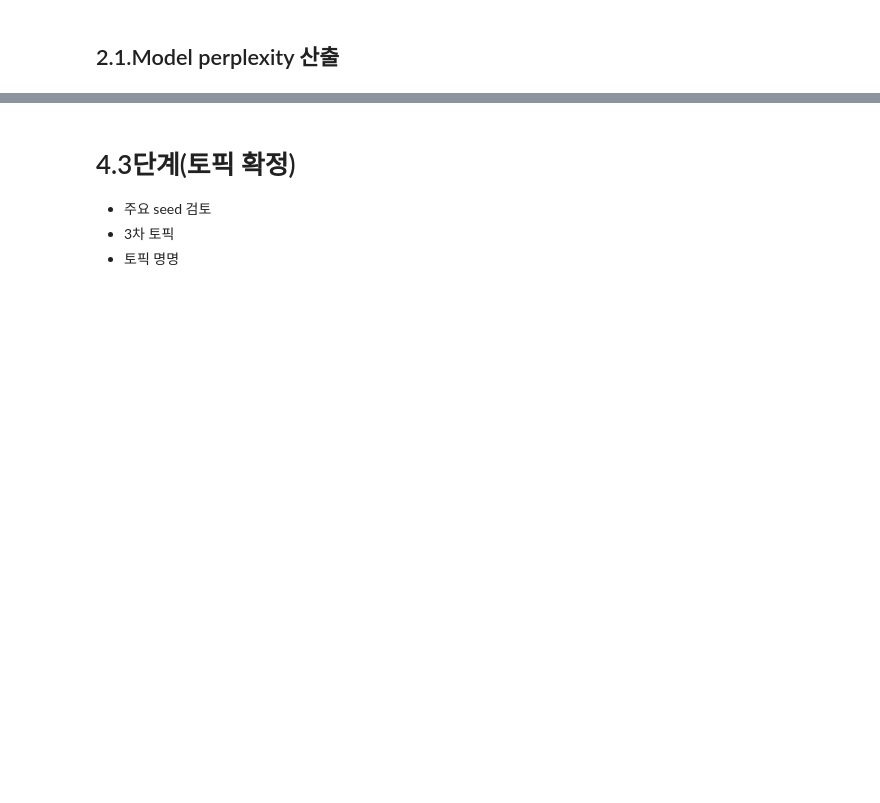
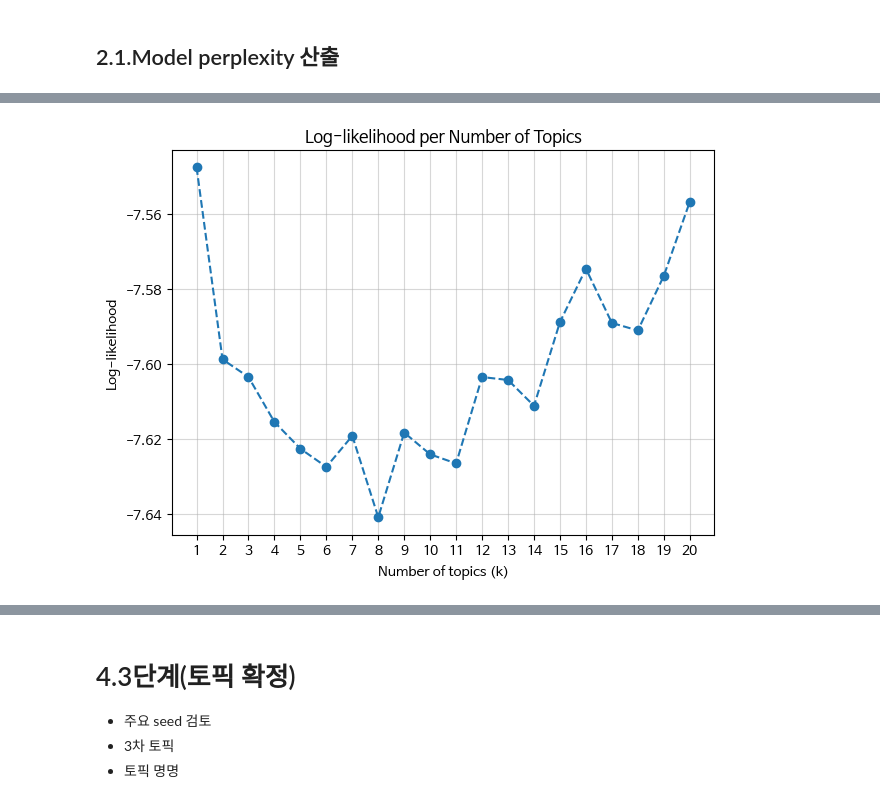
Before and after one commit to hursoo/big_k-modern_1, a Jupyter notebook: gb_081_topic_extract(big1).ipynb, the cells around one changed output, grey strips where cells are left out. Drawn from its saved outputs; the diff is of its cells as text; code cells hidden in the pictures; blank space fills up the shorter version.

Commit message:
Colab을 통해 생성됨

```diff
--- a/gb_081_topic_extract(big1).ipynb
+++ b/gb_081_topic_extract(big1).ipynb
@@ -45,6 +70,10 @@ from tomotopy import utils
 import tomotopy as tp
 
 import matplotlib.pyplot as plt
+
+import matplotlib.pyplot as plt
+plt.rcParams['font.family'] = 'NanumBarunGothic' # 나눔바른고딕으로 설정 (Colab 기본 포함) ###
+plt.rcParams['axes.unicode_minus'] = False  # 마이너스 기호가 정상 표시되도록 설정
 # %% [output]
 1.23.5
 # %%
@@ -220,0 +105,63 @@ plt.show()
+# %%
+# RuntimeWarning 무시
+warnings.filterwarnings("ignore", category=RuntimeWarning)
+
+def calculate_log_likelihoods(corpus, train_steps=500, seed=100):
+    """
+    주어진 코퍼스를 사용하여 k=1부터 20까지 LDA 모델을 학습하고,
+    각 k값에 대한 Log-likelihood를 계산합니다.
+
+    Args:
+        corpus (list): ['단어1', '단어2', ...] 형태의 문서 리스트
+        train_steps (int): 모델 학습 반복 횟수
+        seed (int): 결과 재현성을 위한 시드값
+
+    Returns:
+        list, list: 토픽 수(k) 리스트, Log-likelihood 값 리스트
+    """
+    ntopics = []
+    log_likelihoods = []
+
+    print("LDA 모델 학습 시작... (k=1 to 20)")
+    # k값을 1부터 20까지 변경하며 반복
+    for k in range(1, 21):
+        mdl = tp.LDAModel(k=k, seed=seed)
+        for line in corpus:
+            doc = line.strip().split(' ')
+            mdl.add_doc(doc)
+        mdl.burn_in = 50
+        mdl.train(train_steps, workers=1) # workers=1로 고정
+
+        ntopics.append(k)
+        log_likelihoods.append(mdl.ll_per_word)
+        print(f"k={k:2d} | Log-likelihood: {mdl.ll_per_word:.4f}")
+
+    return ntopics, log_likelihoods
+
+
+def plot_log_likelihood(ntopics, log_likelihoods):
+    """
+    토픽 수에 따른 Log-likelihood 그래프를 그립니다.
+    """
+    plt.figure(figsize=(7, 5))
+    plt.plot(ntopics, log_likelihoods, marker='o', linestyle='--')
+    plt.xlabel("Number of topics (k)")
+    plt.ylabel("Log-likelihood")
+    plt.title("Log-likelihood per Number of Topics")
+    plt.xticks(ntopics)
+    plt.grid(True, alpha=0.5)
+    plt.show()
+
+# === 실행 ===
+print("Running LDA...")
+print("Model perplexity (Log-likelihood)")
+
+# gb_df['doc_split_12gram'] 컬럼만 리스트화해서 모델 학습
+windowL = gb_df['doc_split_12gram'].to_list()
+
+# 함수 호출
+ntopics, log_likelihoods = calculate_log_likelihoods(windowL)
+
+# 그래프 그리기
+plot_log_likelihood(ntopics, log_likelihoods)
+# %% [output]
@@ -220,0 +185 @@ plt.show()
+[figure, added]
```
Also changed, not shown: parts of 35 cells of this notebook.
